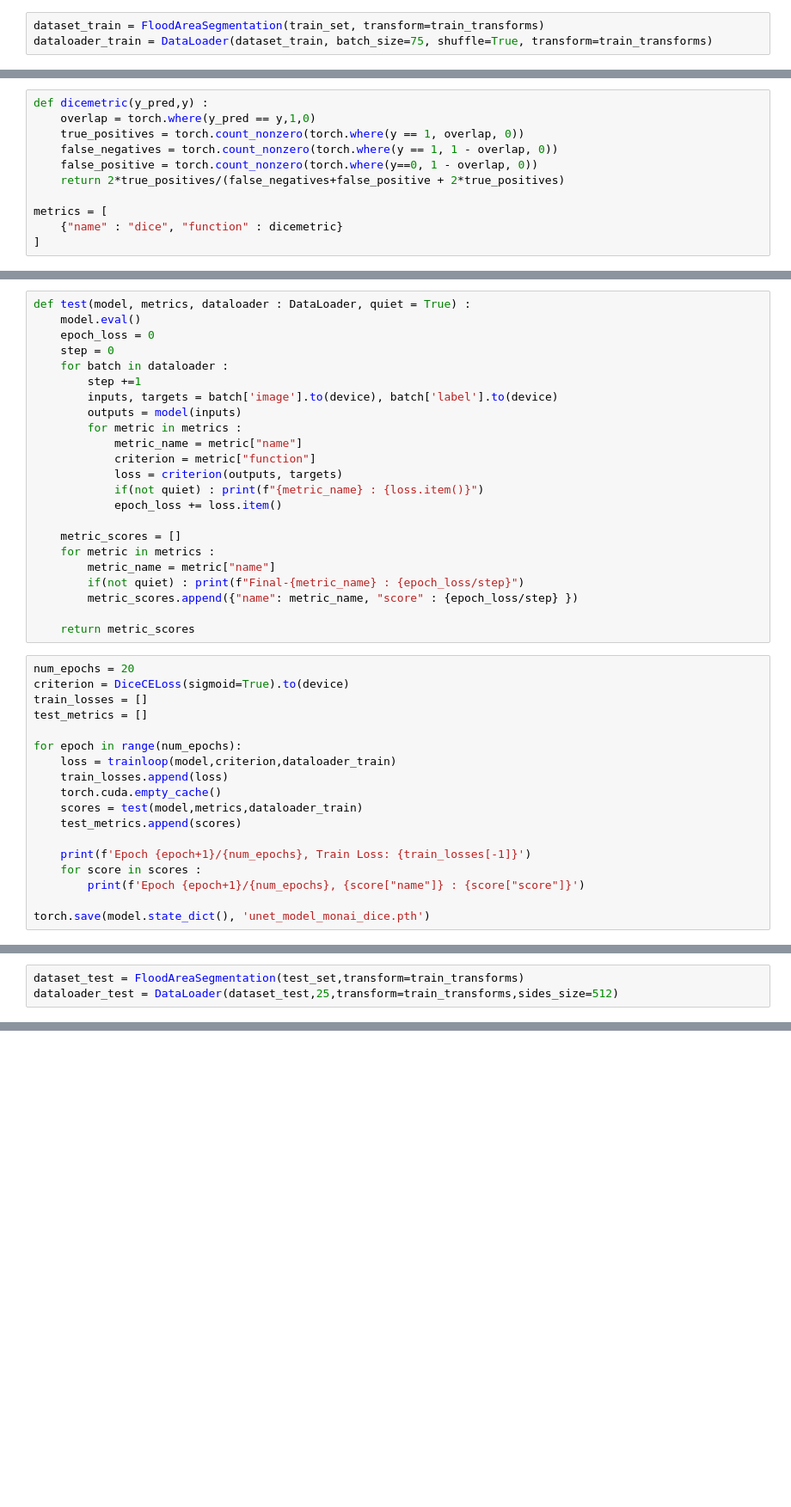
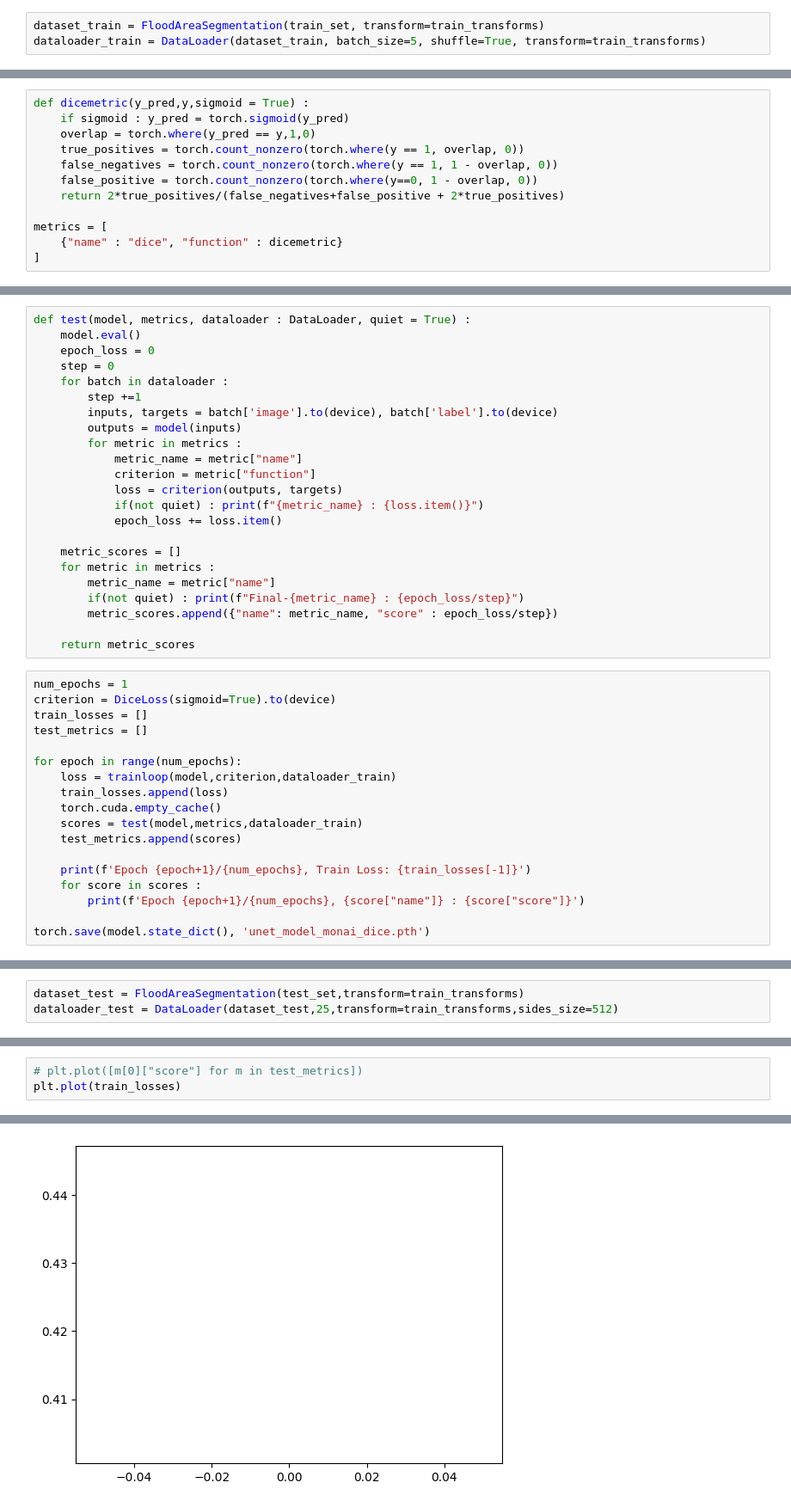
Before and after one commit to TenkoliMazzi/FloodAreaSegmentation, a Jupyter notebook: UNet - Monai.ipynb, the cells around one changed output, grey strips where cells are left out. Shown at 86% size. Drawn from its saved outputs; the diff is of its cells as text; blank space fills up the shorter version.

```diff
--- a/UNet - Monai.ipynb
+++ b/UNet - Monai.ipynb
@@ -91,11 +107,12 @@ train_transforms = Compose([
 ])
 # %%
 dataset_train = FloodAreaSegmentation(train_set, transform=train_transforms)
-dataloader_train = DataLoader(dataset_train, batch_size=75, shuffle=True, transform=train_transforms)
+dataloader_train = DataLoader(dataset_train, batch_size=5, shuffle=True, transform=train_transforms)
 # %%
 optimizer = torch.optim.Adam(model.parameters(), lr=0.0001)
 # %%
-def dicemetric(y_pred,y) :
+def dicemetric(y_pred,y,sigmoid = True) :
+    if sigmoid : y_pred = torch.sigmoid(y_pred)
     overlap = torch.where(y_pred == y,1,0)
     true_positives = torch.count_nonzero(torch.where(y == 1, overlap, 0))
     false_negatives = torch.count_nonzero(torch.where(y == 1, 1 - overlap, 0))
@@ -146,12 +163,12 @@ def test(model, metrics, dataloader : DataLoader, quiet = True) :
     for metric in metrics :
         metric_name = metric["name"]
         if(not quiet) : print(f"Final-{metric_name} : {epoch_loss/step}")
-        metric_scores.append({"name": metric_name, "score" : {epoch_loss/step} })
+        metric_scores.append({"name": metric_name, "score" : epoch_loss/step})
 
     return metric_scores
 # %%
-num_epochs = 20
-criterion = DiceCELoss(sigmoid=True).to(device)
+num_epochs = 1
+criterion = DiceLoss(sigmoid=True).to(device)
 train_losses = []
 test_metrics = []
 
@@ -200,0 +258,4 @@ test(model,metrics,dataloader_test)
+# %%
+# plt.plot([m[0]["score"] for m in test_metrics])
+plt.plot(train_losses)
+# %% [output]
@@ -200,0 +263 @@ test(model,metrics,dataloader_test)
+[figure, added]
```
Also changed, not shown: parts of 9 cells of this notebook.
